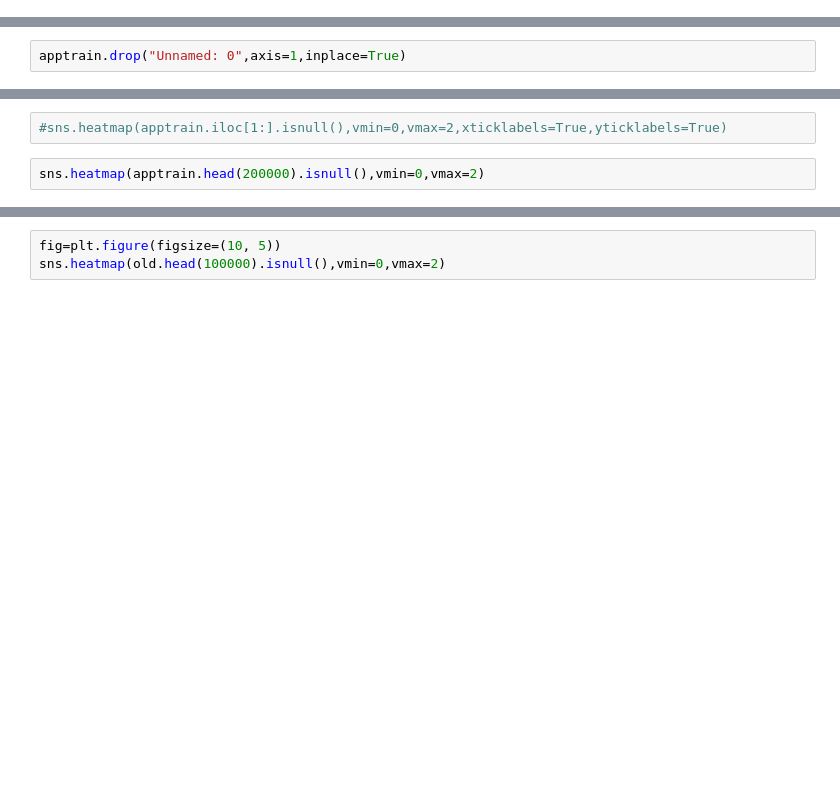
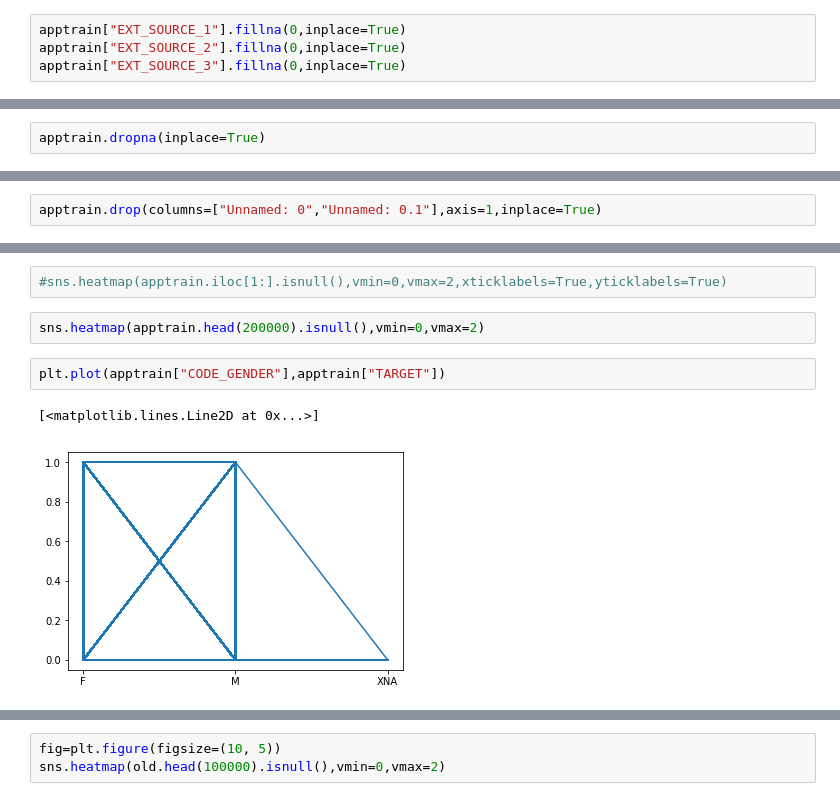
Before and after one commit to RajatChaudhari/HomeCreditDefaultRisk, a Jupyter notebook: HCDR1.ipynb, the cells around one changed output, grey strips where cells are left out. Drawn from its saved outputs; the diff is of its cells as text; blank space fills up the shorter version.

```diff
--- a/HCDR1.ipynb
+++ b/HCDR1.ipynb
@@ -42,0 +160,4 @@ apptrain["OwnRealty"]=""'''
+# %%
+apptrain["EXT_SOURCE_1"].fillna(0,inplace=True)
+apptrain["EXT_SOURCE_2"].fillna(0,inplace=True)
+apptrain["EXT_SOURCE_3"].fillna(0,inplace=True)
@@ -42,0 +166,2 @@ apptrain["OwnRealty"]=""'''
+# %%
+apptrain.dropna(inplace=True)
@@ -43 +191,3 @@ apptrain["OwnRealty"]=""'''
+# %%
+apptrain.drop(columns=["Unnamed: 0","Unnamed: 0.1"],axis=1,inplace=True)
 # %%
@@ -45,5 +195,3 @@ apptrain["OwnRealty"]=""'''
-# %%
-apptrain.drop("Unnamed: 0",axis=1,inplace=True)
 # %% [markdown]
 __Analyzing Data - GRAPHS__
 # %%
@@ -69,3 +217,8 @@ plt.show()
 #sns.heatmap(apptrain.iloc[1:].isnull(),vmin=0,vmax=2,xticklabels=True,yticklabels=True)
 # %%
 sns.heatmap(apptrain.head(200000).isnull(),vmin=0,vmax=2)
+# %%
+plt.plot(apptrain["CODE_GENDER"],apptrain["TARGET"])
+# %% [output]
+[<matplotlib.lines.Line2D at 0x...>]
+[figure, added]
```
Also changed, not shown: parts of 61 cells of this notebook.
